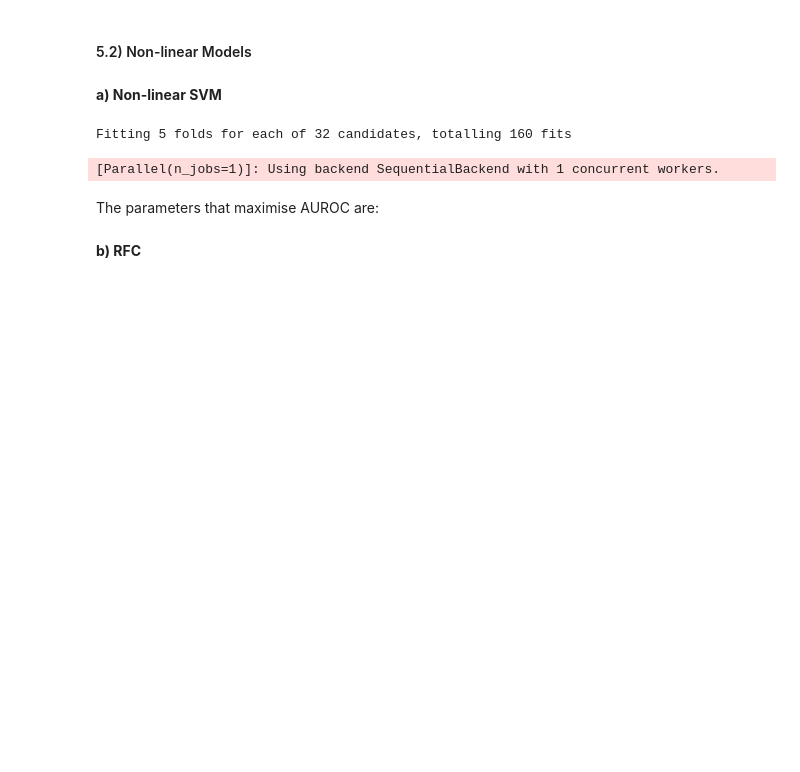
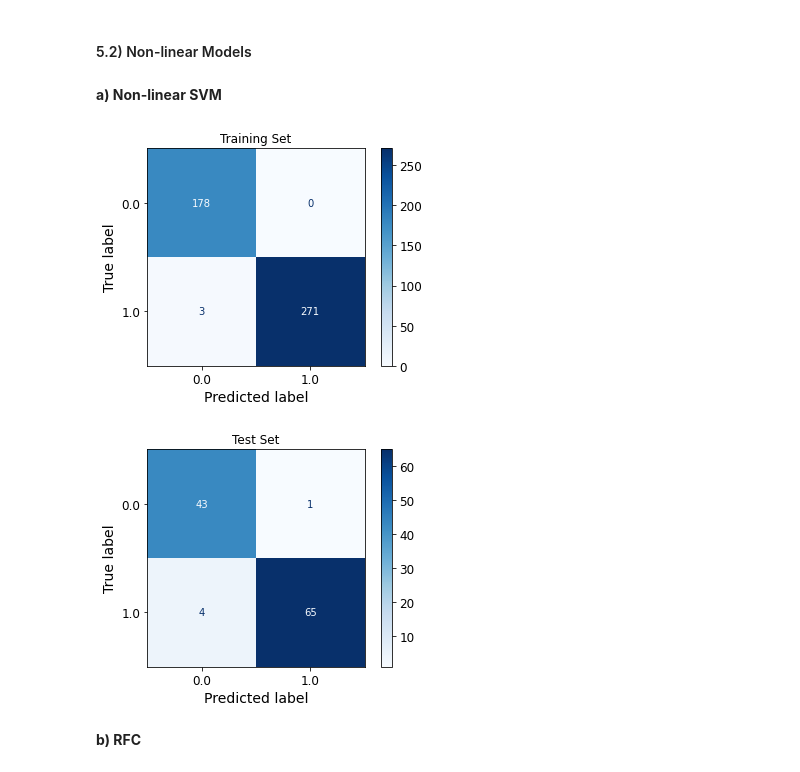
Before and after one commit to mlh-master/hw2_mlh-nathan-and-dekel, a Jupyter notebook: HW2_NoteBook.ipynb, the cells around one changed output. Cells and saved outputs as stored; diff of their text form; code cells hidden in the pictures; blank space fills up the shorter version.

```diff
--- a/HW2_NoteBook.ipynb
+++ b/HW2_NoteBook.ipynb
@@ -248,11 +249,14 @@ LR_Test_Scores=predict_and_report(set='Test Set', model='LR',estimator=best_log_
 # %%
 from sklearn.svm import SVC
 
-svc = SVC(probability=True)
-C = np.array([0.001, 0.01, 1, 10, 100, 1000])
-pipe = Pipeline(steps=[('scale', StandardScaler()), ('svm', svc)])
-svm_lin = GridSearchCV(estimator=pipe, param_grid={'svm__kernel':['linear'], 'svm__C':C}, scoring=['accuracy','f1','precision','recall','roc_auc'],
-             cv=skf, refit='roc_auc', verbose=1, return_train_score=True)
-svm_lin.fit(X_train, Y_train)
-best_lin_svm=svm_lin.best_estimator_
+def LSVM(X_train, Y_train):
+    svc = SVC(probability=True)
+    C = np.array([0.01, 1, 10, 100, 1000])
+    pipe = Pipeline(steps=[('scale', StandardScaler()), ('svm', svc)])
+    svm_lin = GridSearchCV(estimator=pipe, param_grid={'svm__kernel':['linear'], 'svm__C':C}, scoring=['accuracy','f1','precision','recall','roc_auc'],
+                 cv=skf, refit='roc_auc', verbose=1, return_train_score=True)
+    svm_lin.fit(X_train, Y_train)
+    return svm_lin.best_estimator_, svm_lin.best_params_
+
+best_lin_svm,best_lin_svm_params=LSVM(X_train, Y_train)
 # %% [output]
@@ -278,15 +282,13 @@ Comments:...............
 # %% [markdown]
 **a) Non-linear SVM**
 # %%
-nlsvc = SVC(probability=True)
-C = np.array([0.1,1, 10, 100])
-pipe = Pipeline(steps=[('scale', StandardScaler()), ('svm', nlsvc)])
-svm_nonlin = GridSearchCV(estimator=pipe,param_grid={'svm__kernel':['rbf','poly'], 'svm__C':C, 'svm__degree':[3,4],'svm__gamma':['auto','scale']},
-             scoring=['accuracy','f1','precision','recall','roc_auc'], cv=skf, refit='roc_auc', verbose=1, return_train_score=True)
-svm_nonlin.fit(X_train, Y_train)
-best_nlin_svm=svm_nonlin.best_estimator_
+def NLSVM(X_train, Y_train):
+    nlsvc = SVC(probability=True)
+    C = np.array([0.1,1, 10, 100])
+    pipe = Pipeline(steps=[('scale', StandardScaler()), ('svm', nlsvc)])
+    svm_nonlin = GridSearchCV(estimator=pipe,param_grid={'svm__kernel':['rbf','poly'], 'svm__C':C, 'svm__degree':[3,4],'svm__gamma':['auto','scale']},
+                 scoring=['accuracy','f1','precision','recall','roc_auc'], cv=skf, refit='roc_auc', verbose=0, return_train_score=True)
+    svm_nonlin.fit(X_train, Y_train)
+    return svm_nonlin.best_estimator_,svm_nonlin.best_params_
+
+best_nlin_svm,best_nlin_svm_params= NLSVM(X_train, Y_train)
-# %% [output]
-Fitting 5 folds for each of 32 candidates, totalling 160 fits
-[Parallel(n_jobs=1)]: Using backend SequentialBackend with 1 concurrent workers.
-# %% [markdown]
-The parameters that maximise AUROC are:
@@ -295,6 +295,9 @@ svm_nonlin.best_params_
 # %%
-NLSVM_Train_Scores=predict_and_report(set='Training Set', model='SVM',estimator=best_nlin_svm,X=X_train,y=Y_train)
-NLSVM_Test_Scores=predict_and_report(set='Test Set', model='SVM',estimator=best_nlin_svm,X=X_test,y=y_test)
+NLSVM_Train_Scores=predict_and_report(set='Training Set',estimator=best_nlin_svm,X=X_train,y=Y_train)
+NLSVM_Test_Scores=predict_and_report(set='Test Set',estimator=best_nlin_svm,X=X_test,y=y_test)
+# %% [output]
+[figure, added]
+[figure, added]
 # %% [markdown]
 **b) RFC**
 # %%
```
Also changed, not shown: parts of 32 cells of this notebook, 1 other file.
